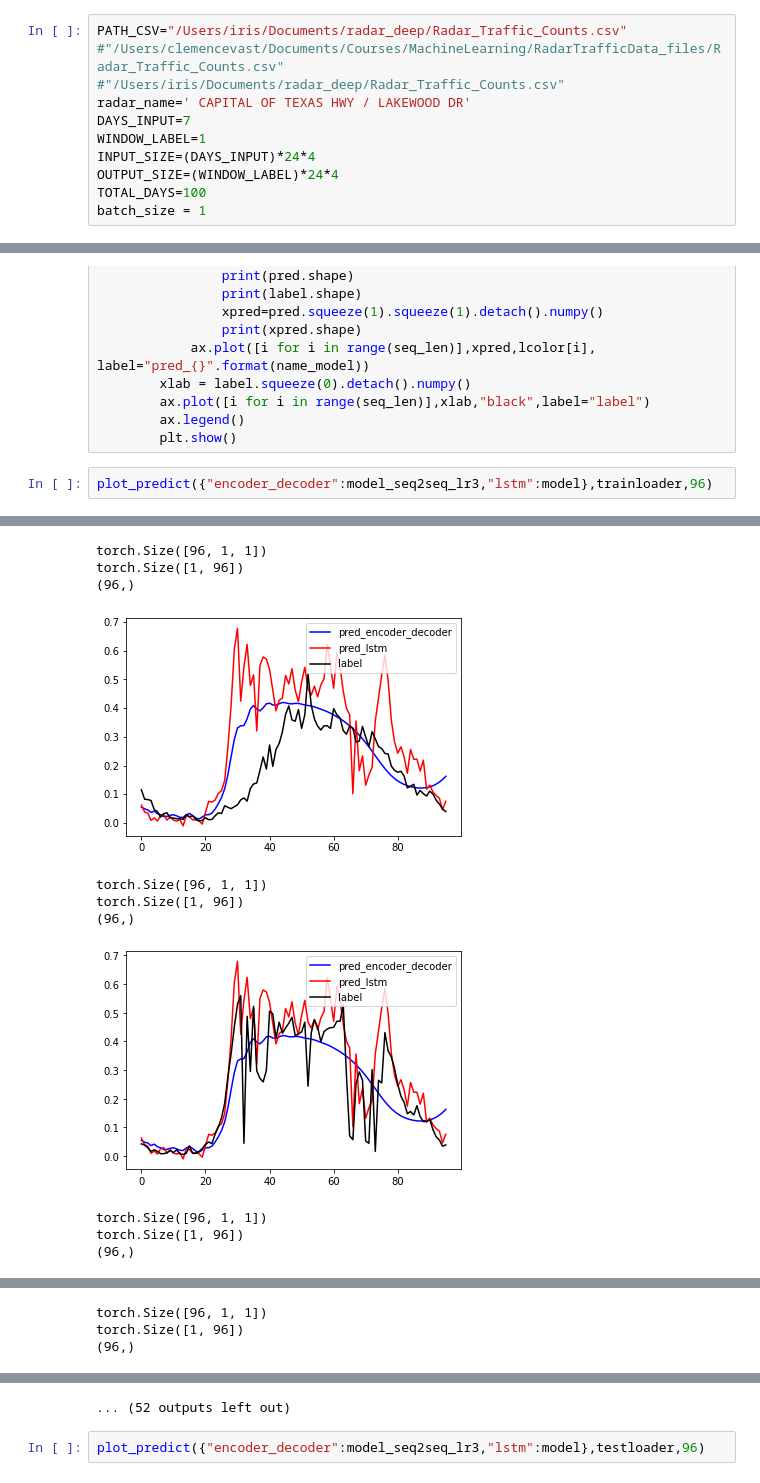
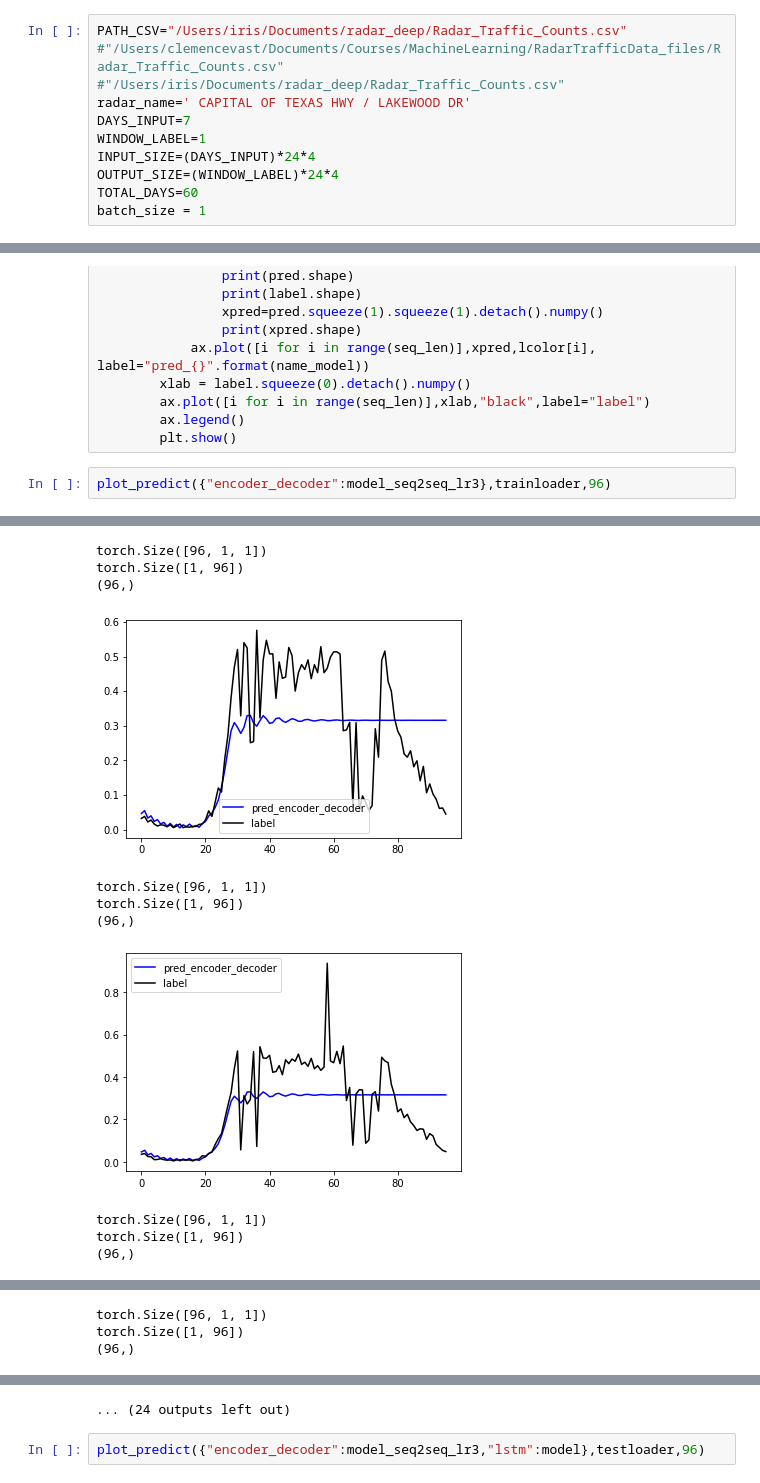
Before and after one commit to clemvst/RadarTrafficData, a Jupyter notebook: notebooks/Train&eval_encoder_decoder.ipynb, the cells around one changed output, grey strips where cells are left out. Saved outputs shown, nothing was run; the diff lists cells and outputs as text.

```diff
--- a/notebooks/Train&eval_encoder_decoder.ipynb
+++ b/notebooks/Train&eval_encoder_decoder.ipynb
@@ -26,7 +26,7 @@ DAYS_INPUT=7
 WINDOW_LABEL=1
 INPUT_SIZE=(DAYS_INPUT)*24*4
 OUTPUT_SIZE=(WINDOW_LABEL)*24*4
-TOTAL_DAYS=100
+TOTAL_DAYS=60
 batch_size = 1
 # %%
 df1=open_data(PATH_CSV, direction="NB", radar=radar_name, year=2018)
@@ -197,7 +187,7 @@ def plot_predict(dic_model,valloader,seq_len,lcolor=None):
         ax.legend()
         plt.show()
 # %%
-plot_predict({"encoder_decoder":model_seq2seq_lr3,"lstm":model},trainloader,96)
+plot_predict({"encoder_decoder":model_seq2seq_lr3},trainloader,96)
 # %% [output]
 torch.Size([96, 1, 1])
 torch.Size([1, 96])
@@ -210,11 +200,11 @@ torch.Size([1, 96])
 torch.Size([96, 1, 1])
 torch.Size([1, 96])
 (96,)
-[figure, old version]
+[figure, new version]
 torch.Size([96, 1, 1])
 torch.Size([1, 96])
 (96,)
-[figure, old version]
+[figure, new version]
 torch.Size([96, 1, 1])
 torch.Size([1, 96])
 (96,)
@@ -226,4 +216,4 @@ torch.Size([1, 96])
-... (52 outputs left out)
+... (24 outputs left out)
 # %%
 plot_predict({"encoder_decoder":model_seq2seq_lr3,"lstm":model},testloader,96)
 # %% [output]
```
Also changed, not shown: parts of 5 cells of this notebook, 3 other files.
